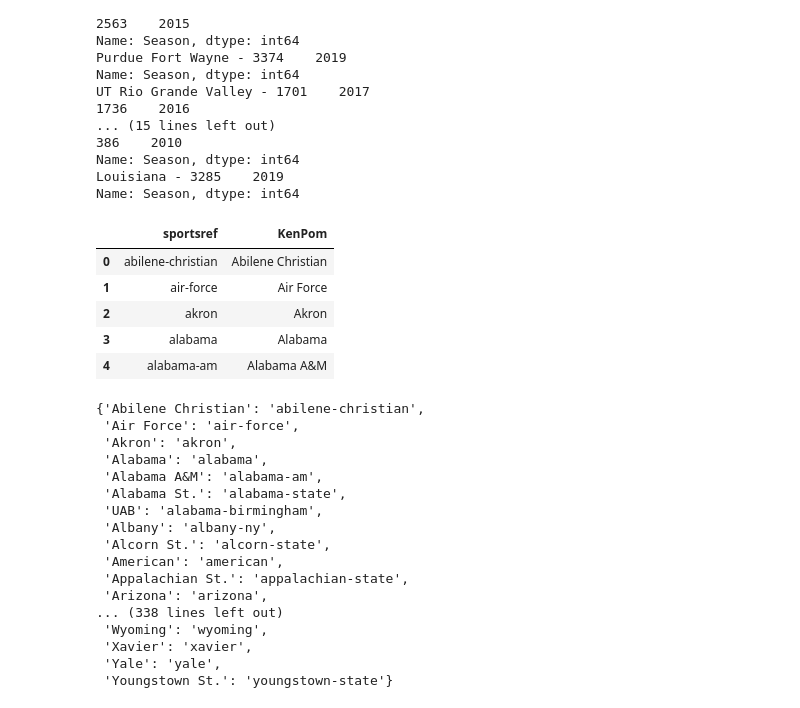
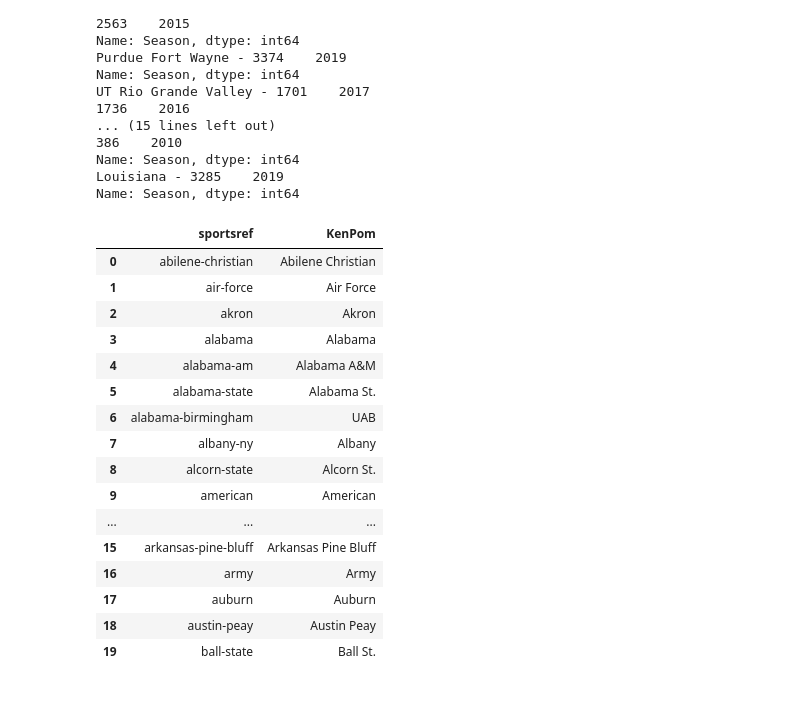
Before and after one commit to ForrestMcDougal/Bracket-Buddy, a Jupyter notebook: bracket_buddy/kenpomscrape.ipynb, the cells around one changed output. Saved outputs shown, nothing was run; the diff lists cells and outputs as text; code cells hidden in the pictures.

```diff
--- a/bracket_buddy/kenpomscrape.ipynb
+++ b/bracket_buddy/kenpomscrape.ipynb
@@ -165,38 +147,29 @@ Name: Season, dtype: int64
 Louisiana - 3285    2019
 Name: Season, dtype: int64
 # %%
-os.chdir('..')
-mapping = pd.read_csv('sref_kenpom_map.csv')
+# os.chdir('..')
+mapping = pd.read_csv('./data/sref_kenpom_map.csv')
 # %%
-mapping.head()
+mapping.head(20)
 # %% [output]
 |  | sportsref | KenPom |
 | 0 | abilene-christian | Abilene Christian |
 | 1 | air-force | Air Force |
 | 2 | akron | Akron |
 | 3 | alabama | Alabama |
 | 4 | alabama-am | Alabama A&M |
+| 5 | alabama-state | Alabama St. |
+| 6 | alabama-birmingham | UAB |
+| 7 | albany-ny | Albany |
+| 8 | alcorn-state | Alcorn St. |
+| 9 | american | American |
+| ... | ... | ... |
+| 15 | arkansas-pine-bluff | Arkansas Pine Bluff |
+| 16 | army | Army |
+| 17 | auburn | Auburn |
+| 18 | austin-peay | Austin Peay |
+| 19 | ball-state | Ball St. |
 # %%
 SR_to_KP_dict = mapping.set_index('sportsref').to_dict()['KenPom']
 # %%
 KP_to_SR_dict = mapping.set_index('KenPom').to_dict()['sportsref']
-# %%
-KP_to_SR_dict
-# %% [output]
-{'Abilene Christian': 'abilene-christian',
- 'Air Force': 'air-force',
- 'Akron': 'akron',
- 'Alabama': 'alabama',
- 'Alabama A&M': 'alabama-am',
- 'Alabama St.': 'alabama-state',
- 'UAB': 'alabama-birmingham',
- 'Albany': 'albany-ny',
- 'Alcorn St.': 'alcorn-state',
- 'American': 'american',
- 'Appalachian St.': 'appalachian-state',
- 'Arizona': 'arizona',
-... (338 lines left out)
- 'Wyoming': 'wyoming',
- 'Xavier': 'xavier',
- 'Yale': 'yale',
- 'Youngstown St.': 'youngstown-state'}
```
Also changed, not shown: parts of 5 cells of this notebook, 16 other files.
